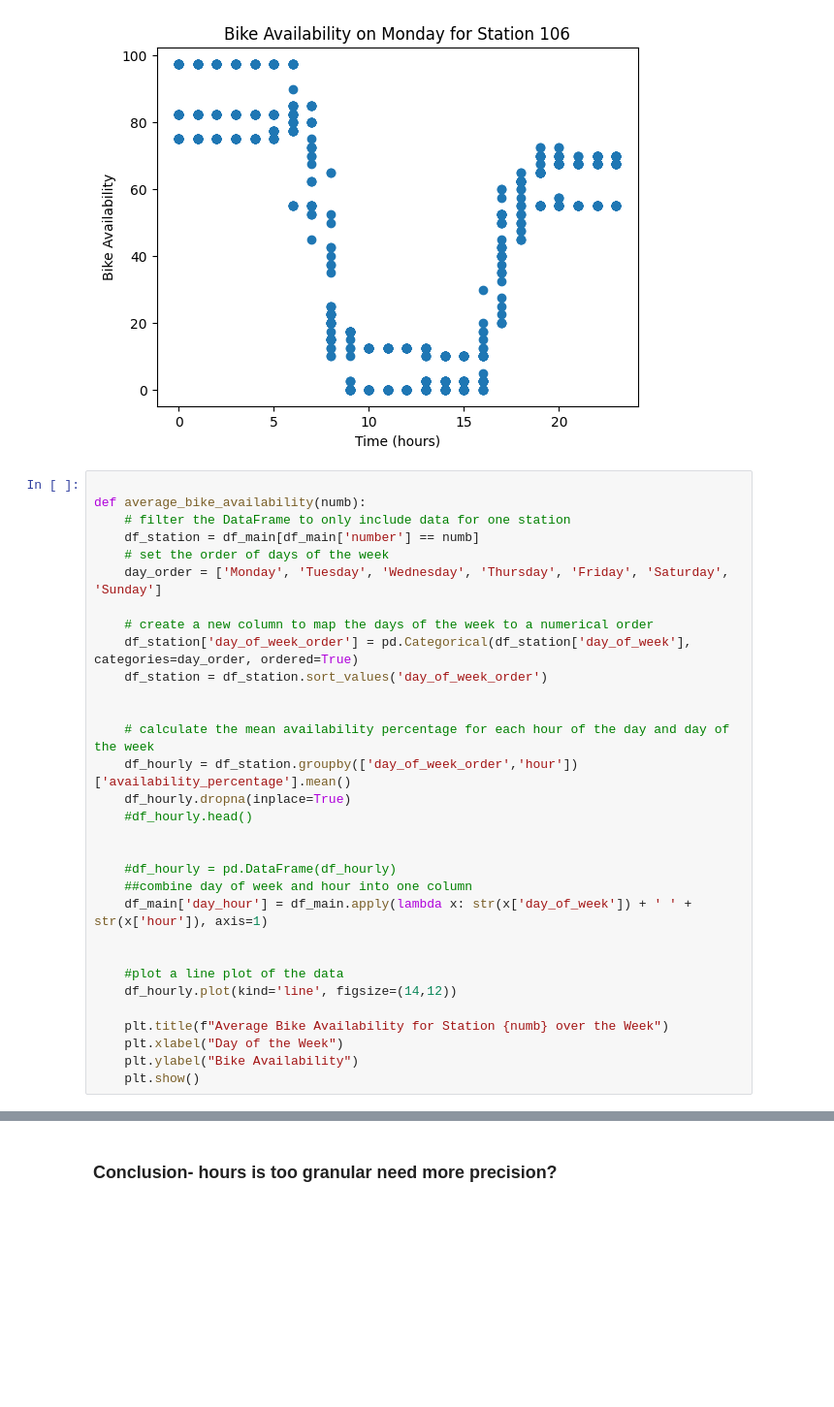
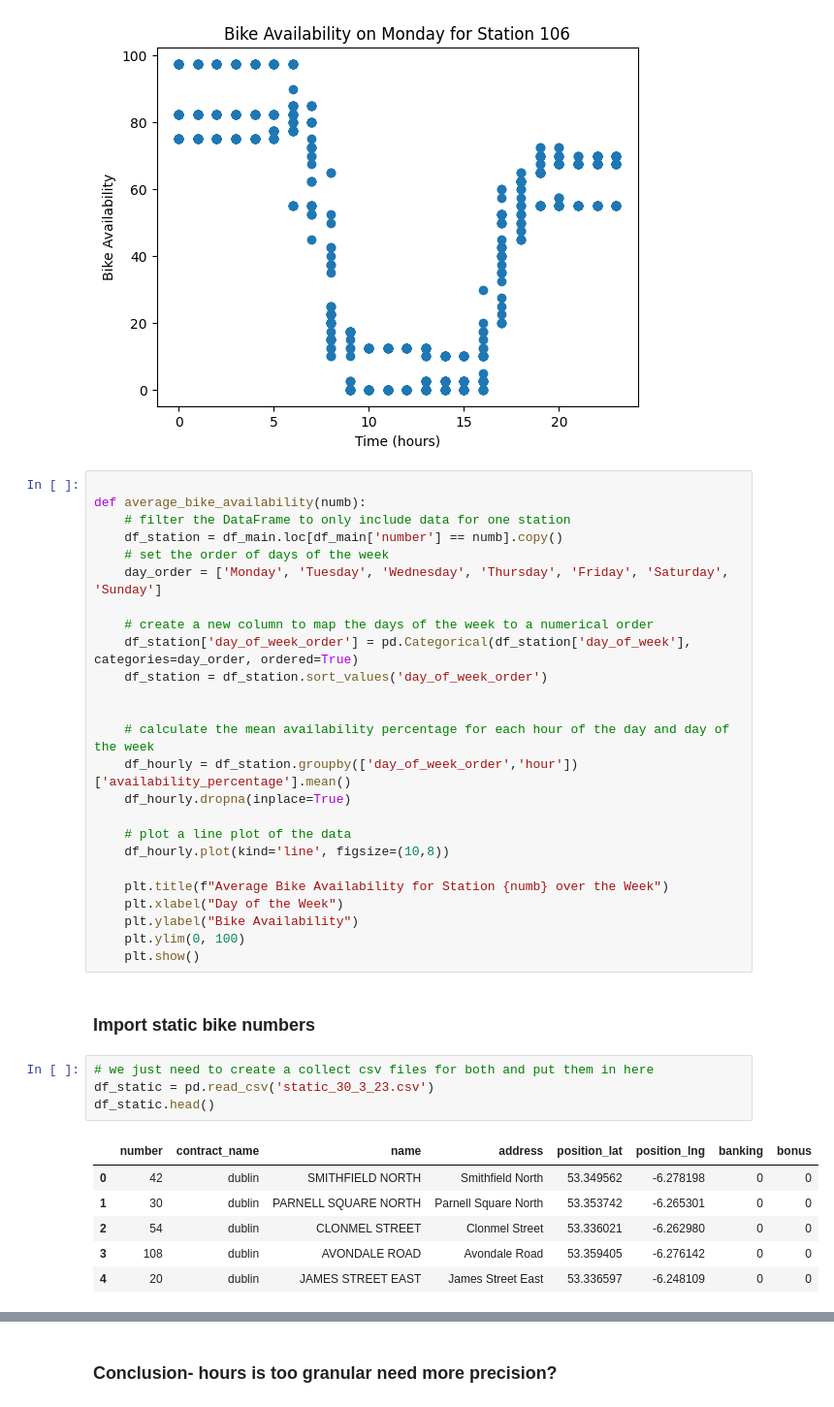
Before and after one commit to shuyaaaaaaa/Dublin-Bike, a Jupyter notebook: datamodel/model.ipynb, the cells around one changed output, grey strips where cells are left out. Shown at 97% size. Drawn from its saved outputs; the diff is of its cells as text; blank space fills up the shorter version.

```diff
--- a/datamodel/model.ipynb
+++ b/datamodel/model.ipynb
@@ -394,7 +387,7 @@ plt.show()
 
 def average_bike_availability(numb):
     # filter the DataFrame to only include data for one station
-    df_station = df_main[df_main['number'] == numb]
+    df_station = df_main.loc[df_main['number'] == numb].copy()
     # set the order of days of the week
     day_order = ['Monday', 'Tuesday', 'Wednesday', 'Thursday', 'Friday', 'Saturday', 'Sunday']
 
@@ -406,20 +399,27 @@ def average_bike_availability(numb):
     # calculate the mean availability percentage for each hour of the day and day of the week
     df_hourly = df_station.groupby(['day_of_week_order','hour'])['availability_percentage'].mean()
     df_hourly.dropna(inplace=True)
-    #df_hourly.head()
 
-
-    #df_hourly = pd.DataFrame(df_hourly)
-    ##combine day of week and hour into one column
-    df_main['day_hour'] = df_main.apply(lambda x: str(x['day_of_week']) + ' ' + str(x['hour']), axis=1)
-
-
-    #plot a line plot of the data
-    df_hourly.plot(kind='line', figsize=(14,12))
+    # plot a line plot of the data
+    df_hourly.plot(kind='line', figsize=(10,8))
 
     plt.title(f"Average Bike Availability for Station {numb} over the Week")
     plt.xlabel("Day of the Week")
     plt.ylabel("Bike Availability")
+    plt.ylim(0, 100)
     plt.show()
+# %% [markdown]
+### Import static bike numbers
+# %%
+# we just need to create a collect csv files for both and put them in here
+df_static = pd.read_csv('static_30_3_23.csv')
+df_static.head()
+# %% [output]
+|  | number | contract_name | name | address | position_lat | position_lng | banking | bonus |
+| 0 | 42 | dublin | SMITHFIELD NORTH | Smithfield North | 53.349562 | -6.278198 | 0 | 0 |
+| 1 | 30 | dublin | PARNELL SQUARE NORTH | Parnell Square North | 53.353742 | -6.265301 | 0 | 0 |
+| 2 | 54 | dublin | CLONMEL STREET | Clonmel Street | 53.336021 | -6.262980 | 0 | 0 |
+| 3 | 108 | dublin | AVONDALE ROAD | Avondale Road | 53.359405 | -6.276142 | 0 | 0 |
+| 4 | 20 | dublin | JAMES STREET EAST | James Street East | 53.336597 | -6.248109 | 0 | 0 |
 # %%
 #pick some stations to plot
```
Also changed, not shown: parts of 5 cells of this notebook.
